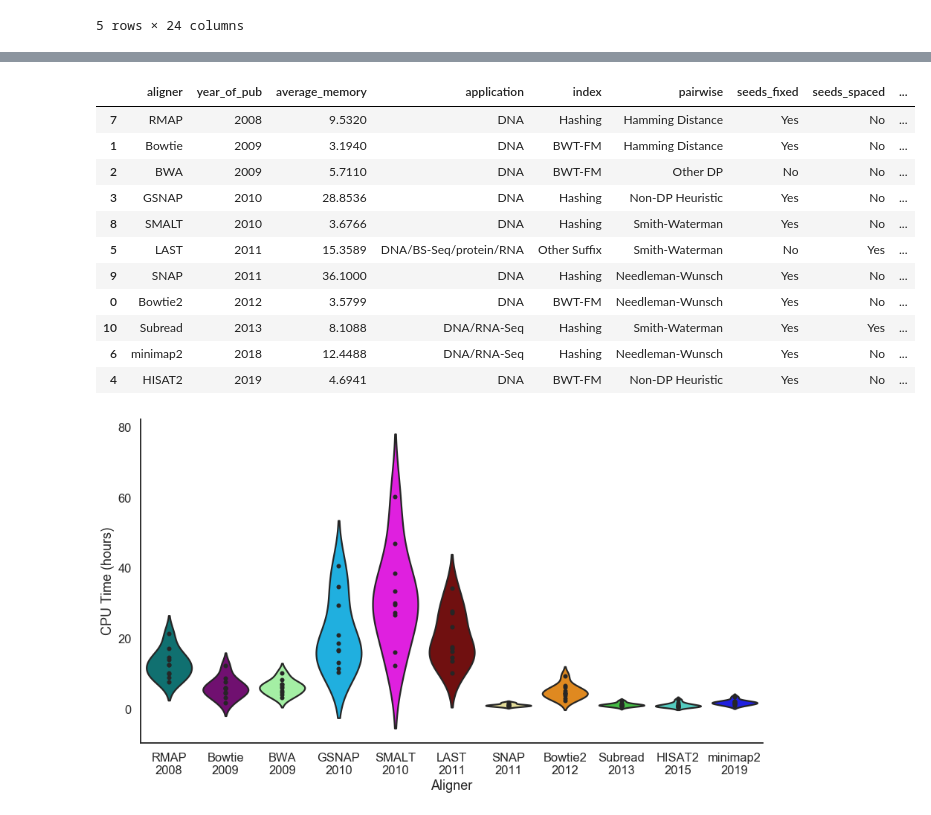
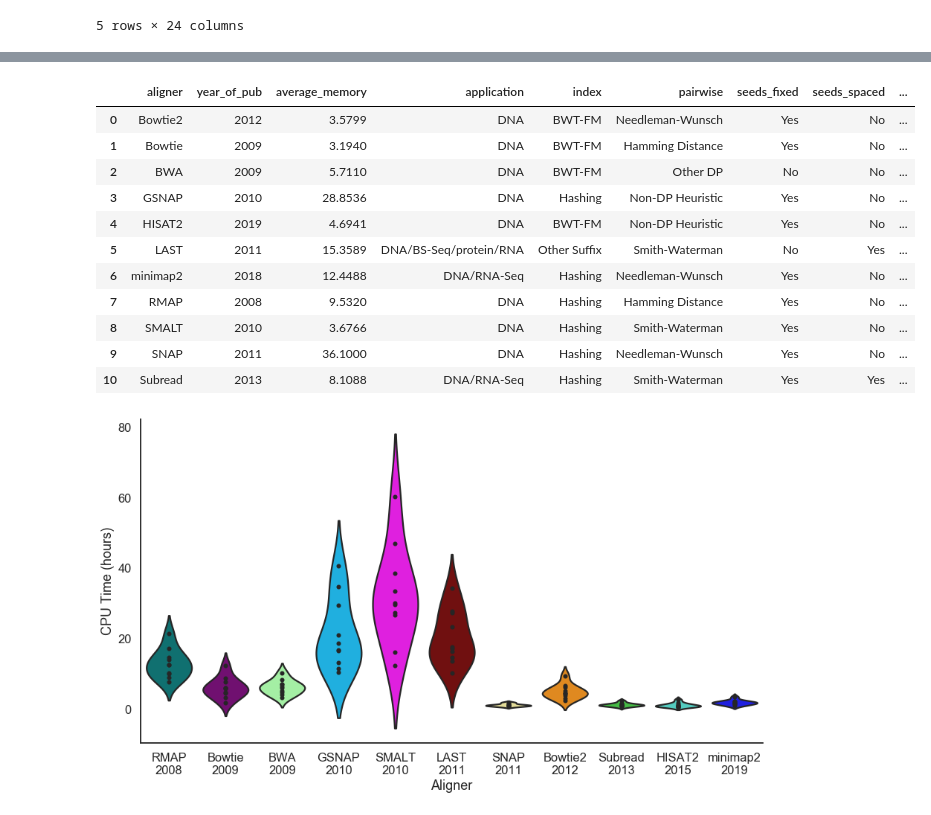
Before and after one commit to Mangul-Lab-USC/review-technology-dictates-algorithms, a Jupyter notebook: notebooks/Figure3.ipynb, the cells around one changed output, grey strips where cells are left out. Cells and saved outputs as stored; diff of their text form; code cells hidden in the pictures.

```diff
--- a/notebooks/Figure3.ipynb
+++ b/notebooks/Figure3.ipynb
@@ -101,35 +95,35 @@ rtyear_melt
 # %%
 mem.loc[:,'tools_lower'] = mem['Tools'].str.lower()
 memyear = pd.merge(mem, data_year, left_on='tools_lower', right_on='aligner_lower', how='inner')
 memyear.loc[:,'average_memory'] = memyear.iloc[:,1:11].mean(axis=1)
 memyear = memyear.loc[memyear.loc[:,'application'] != 'RNA-Seq'].reset_index(drop=True)
 memyear.loc[memyear.loc[:,'Tools'] == 'Bowtie2','pairwise'] = 'Needleman-Wunsch'
 memyear.loc[memyear.loc[:,'Tools'] == 'last','pairwise'] = 'Smith-Waterman'
 
 memyear_summ = memyear.loc[:,['aligner', 'year_of_pub', 'average_memory', 'application', 'index',
                              'pairwise','seeds_fixed','seeds_spaced', 'seeds_chained',]]
-memyear_summ.sort_values(by=['year_of_pub'], inplace=True)
+#memyear_summ.sort_values(by=['year_of_pub'], inplace=True)
 for i in range(0,11):
     memyear.loc[i,'year_split'] = 'Before 2013' if memyear.loc[i,'year_of_pub'] < 2013 else '2013 and later'
 
 memyear_melt = pd.melt(memyear, id_vars = ['aligner', 'year_split', 'application', 'index', 'pairwise'],
         value_vars = ['ERR009309', 'ERR013127', 'ERR013138', 'ERR045708', 'ERR050158', 'ERR162843', 'ERR181410',
                      'ERR183377', 'SRR061640', 'SRR360549'], value_name = 'memory')
 memyear.to_csv(path_or_buf='../summary_data/memory_comparison_with_tool_info.csv')
 memyear_summ
 # %% [output]
 |  | aligner | year_of_pub | average_memory | application | index | pairwise | seeds_fixed | seeds_spaced | ... |
-| 7 | RMAP | 2008 | 9.5320 | DNA | Hashing | Hamming Distance | Yes | No | ... |
+| 0 | Bowtie2 | 2012 | 3.5799 | DNA | BWT-FM | Needleman-Wunsch | Yes | No | ... |
 | 1 | Bowtie | 2009 | 3.1940 | DNA | BWT-FM | Hamming Distance | Yes | No | ... |
 | 2 | BWA | 2009 | 5.7110 | DNA | BWT-FM | Other DP | No | No | ... |
 | 3 | GSNAP | 2010 | 28.8536 | DNA | Hashing | Non-DP Heuristic | Yes | No | ... |
+| 4 | HISAT2 | 2019 | 4.6941 | DNA | BWT-FM | Non-DP Heuristic | Yes | No | ... |
+| 5 | LAST | 2011 | 15.3589 | DNA/BS-Seq/protein/RNA | Other Suffix | Smith-Waterman | No | Yes | ... |
+| 6 | minimap2 | 2018 | 12.4488 | DNA/RNA-Seq | Hashing | Needleman-Wunsch | Yes | No | ... |
+| 7 | RMAP | 2008 | 9.5320 | DNA | Hashing | Hamming Distance | Yes | No | ... |
 | 8 | SMALT | 2010 | 3.6766 | DNA | Hashing | Smith-Waterman | Yes | No | ... |
-| 5 | LAST | 2011 | 15.3589 | DNA/BS-Seq/protein/RNA | Other Suffix | Smith-Waterman | No | Yes | ... |
 | 9 | SNAP | 2011 | 36.1000 | DNA | Hashing | Needleman-Wunsch | Yes | No | ... |
-| 0 | Bowtie2 | 2012 | 3.5799 | DNA | BWT-FM | Needleman-Wunsch | Yes | No | ... |
 | 10 | Subread | 2013 | 8.1088 | DNA/RNA-Seq | Hashing | Smith-Waterman | Yes | Yes | ... |
-| 6 | minimap2 | 2018 | 12.4488 | DNA/RNA-Seq | Hashing | Needleman-Wunsch | Yes | No | ... |
-| 4 | HISAT2 | 2019 | 4.6941 | DNA | BWT-FM | Non-DP Heuristic | Yes | No | ... |
 # %%
 import seaborn as sns
 import matplotlib.pyplot as plt
```
Also changed, not shown: parts of 1 cell of this notebook, 6 other files.
